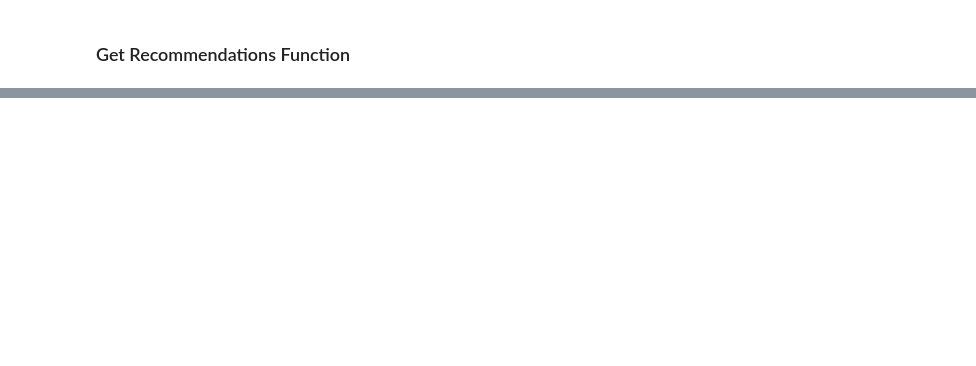
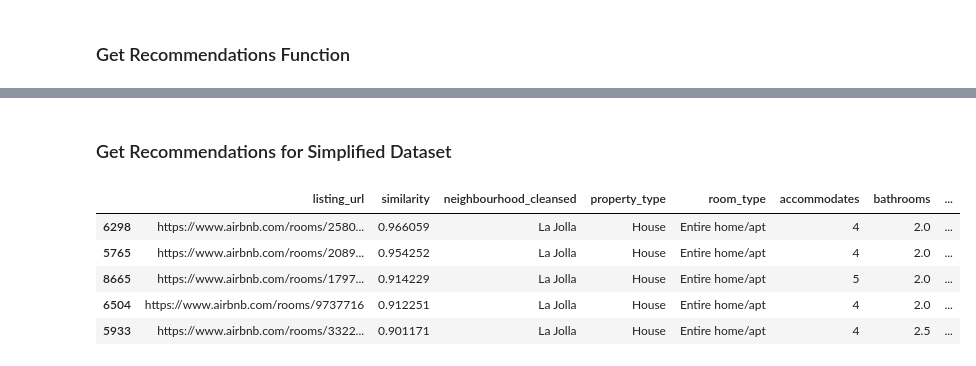
Before and after one commit to eric8395/airbnb_recommendations, a Jupyter notebook: Recommendations.ipynb, the cells around one changed output, grey strips where cells are left out. Cells and saved outputs as stored; diff of their text form; code cells hidden in the pictures; blank space fills up the shorter version.

```diff
--- a/Recommendations.ipynb
+++ b/Recommendations.ipynb
@@ -228,0 +334,3 @@ get_recommendations(sd_pp, random_listing)
+# %%
+# create an empty df with news column for input of values for recommendations
+input_df = pd.DataFrame(columns = sd_simplified.columns)
@@ -228,0 +377,49 @@ get_recommendations(sd_pp, random_listing)
+# %% [markdown]
+### Get Recommendations for Simplified Dataset
+# %%
+def get_simplified_recommendations(df, listing):
+    """
+    Takes in preprocessed dataframe and preprocessed custom listing as inputs and gives top 5
+    recommendations based on cosine similarity.
+    """
+    # reset the index
+    df = df.reset_index(drop = 'index')
+
+    # preprocess the listing input
+    listing_pp = pd.DataFrame(ct.transform(listing))
+
+    # convert single listing to an array
+    listing_array = listing_pp.values
+    # convert all listings to an array
+    df_array = df.values
+
+    # get arrays into a single dimension
+    A = np.squeeze(np.asarray(df_array))
+    B = np.squeeze(np.asarray(listing_array))
+
+    # compute cosine similarity
+    cosine = np.dot(A,B)/(norm(A, axis = 1)*norm(B))
+
+    # add similarity into recommendations df and reset the index
+    rec = sd_simplified.copy().reset_index(drop = 'index')
+    rec['similarity'] = pd.DataFrame(cosine).values
+
+    # add in listings_urls
+    # merge on index
+    rec = rec.join(sd_listings_url)
+
+    # reorder column names
+    rec = rec[['listing_url', 'similarity', 'neighbourhood_cleansed', 'property_type',
+               'room_type', 'accommodates', 'bathrooms', 'beds', 'nightly_price', 'review_scores_rating']]
+
+    # sort by top 5 descending
+    return rec.sort_values(by = ['similarity'], ascending = False).head(5)
+# %%
+get_simplified_recommendations(sd_simplified_pp, input_df)
+# %% [output]
+|  | listing_url | similarity | neighbourhood_cleansed | property_type | room_type | accommodates | bathrooms | ... |
+| 6298 | https://www.airbnb.com/rooms/2580... | 0.966059 | La Jolla | House | Entire home/apt | 4 | 2.0 | ... |
+| 5765 | https://www.airbnb.com/rooms/2089... | 0.954252 | La Jolla | House | Entire home/apt | 4 | 2.0 | ... |
+| 8665 | https://www.airbnb.com/rooms/1797... | 0.914229 | La Jolla | House | Entire home/apt | 5 | 2.0 | ... |
+| 6504 | https://www.airbnb.com/rooms/9737716 | 0.912251 | La Jolla | House | Entire home/apt | 4 | 2.0 | ... |
+| 5933 | https://www.airbnb.com/rooms/3322... | 0.901171 | La Jolla | House | Entire home/apt | 4 | 2.5 | ... |
```
Also changed, not shown: parts of 22 cells of this notebook, 3 other files.
